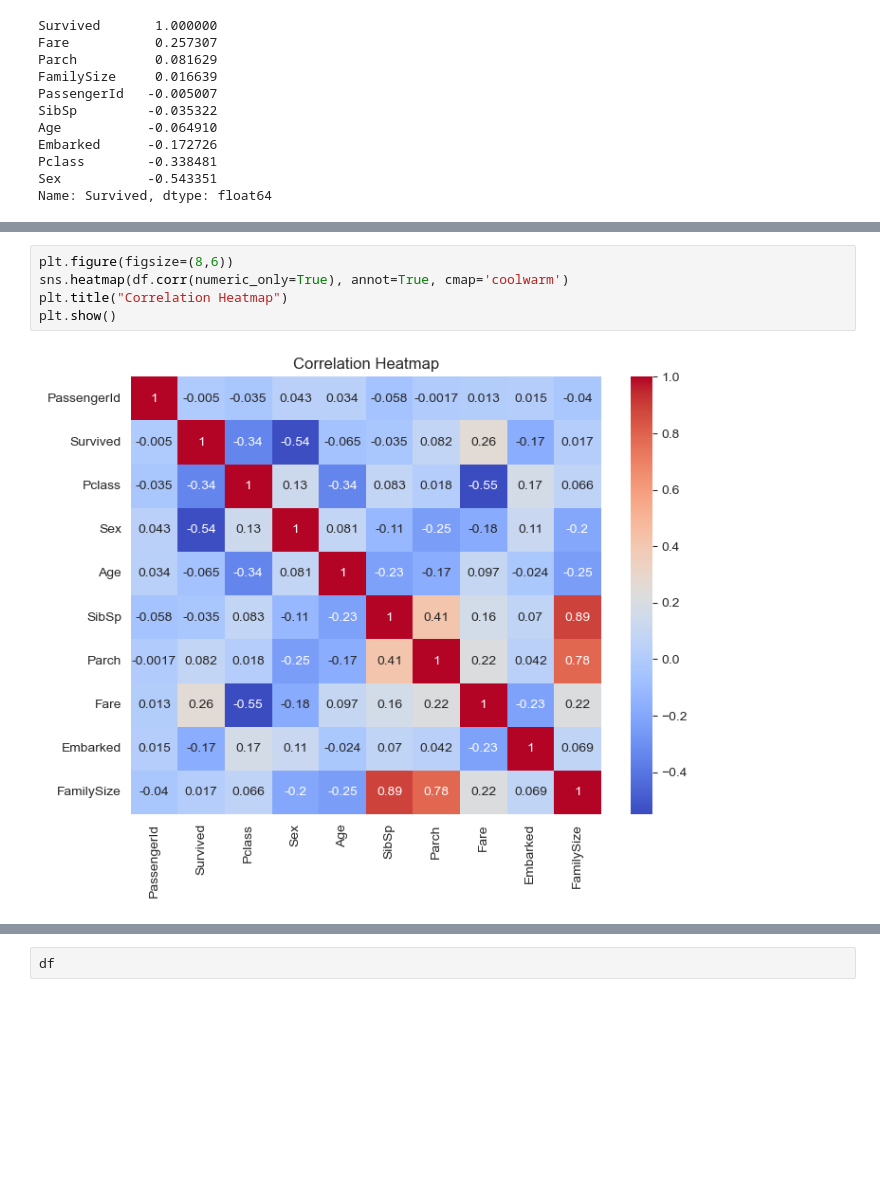
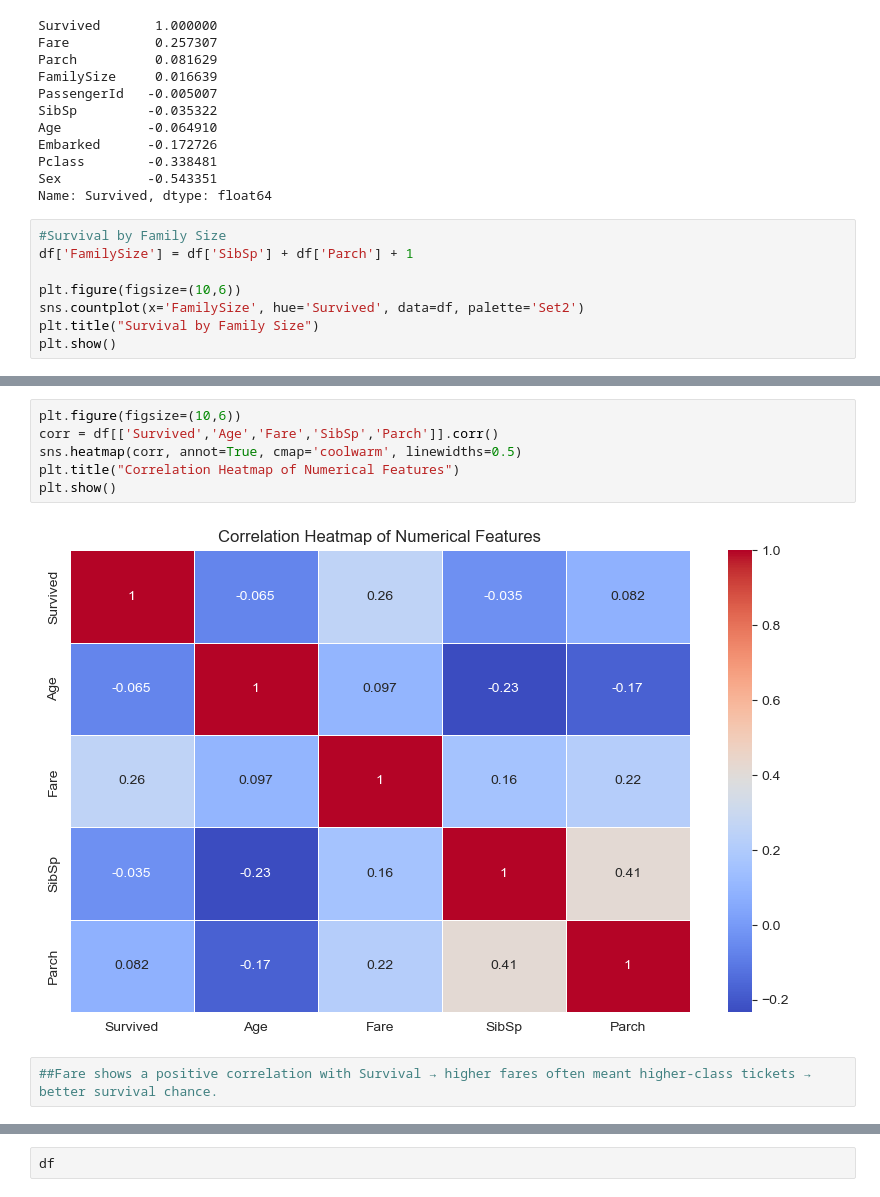
Before and after one commit to rohitt08-l/Python-and-ML-basic, a Jupyter notebook: Task/Task 2 -EDA/EDA.ipynb, the cells around one changed output, grey strips where cells are left out. Saved outputs shown, nothing was run; the diff lists cells and outputs as text; blank space fills up the shorter version.

Commit message:
Added more visualization

```diff
--- a/Task/Task 2 -EDA/EDA.ipynb
+++ b/Task/Task 2 -EDA/EDA.ipynb
@@ -302,3 +309,11 @@ Embarked      -0.172726
 Pclass        -0.338481
 Sex           -0.543351
 Name: Survived, dtype: float64
+# %%
+#Survival by Family Size
+df['FamilySize'] = df['SibSp'] + df['Parch'] + 1
+
+plt.figure(figsize=(10,6))
+sns.countplot(x='FamilySize', hue='Survived', data=df, palette='Set2')
+plt.title("Survival by Family Size")
+plt.show()
@@ -305,7 +322,10 @@ Name: Survived, dtype: float64
 # %%
-plt.figure(figsize=(8,6))
-sns.heatmap(df.corr(numeric_only=True), annot=True, cmap='coolwarm')
-plt.title("Correlation Heatmap")
+plt.figure(figsize=(10,6))
+corr = df[['Survived','Age','Fare','SibSp','Parch']].corr()
+sns.heatmap(corr, annot=True, cmap='coolwarm', linewidths=0.5)
+plt.title("Correlation Heatmap of Numerical Features")
 plt.show()
 # %% [output]
-[figure, old version]
+[figure, new version]
+# %%
+##Fare shows a positive correlation with Survival → higher fares often meant higher-class tickets → better survival chance.
```
Also changed, not shown: parts of 3 cells of this notebook.
